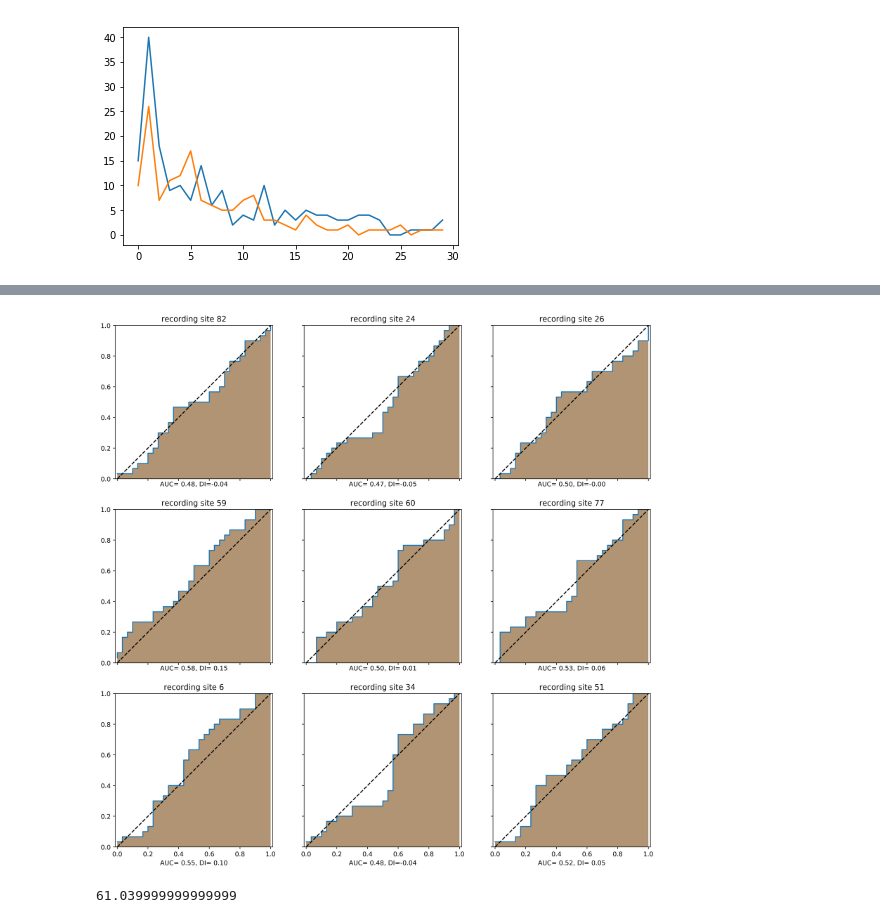
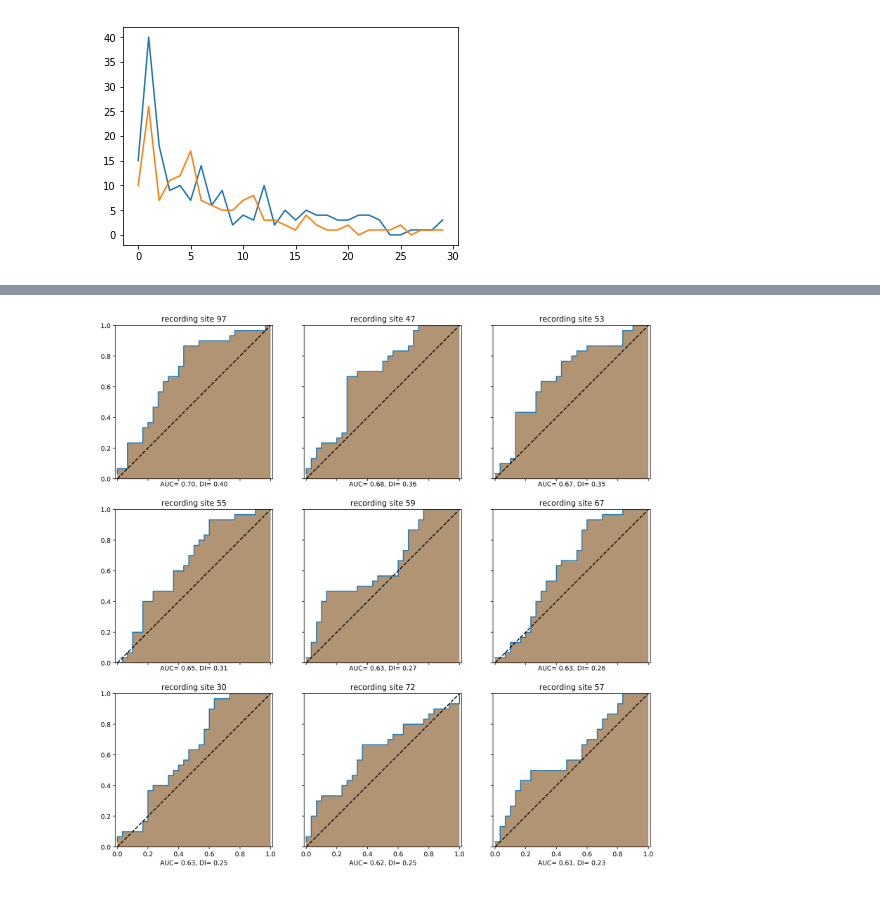
Before and after one commit to ge00rg/LabRotSprekeler, a Jupyter notebook: ROC.ipynb, the cells around one changed output, grey strips where cells are left out. Drawn from its saved outputs; the diff is of its cells as text; code cells hidden in the pictures.

```diff
--- a/ROC.ipynb
+++ b/ROC.ipynb
@@ -114,12 +114,14 @@ def ROC_sk(filename, amp, site, ax, n_steps=1000):
     data = f['data']
     meta = f['meta']
 
-    mn_dnd_chng = np.mean(data[:,:,:60], axis=2)
+    mn_dnd_chng = np.mean(data[:,:,58:116], axis=2)
 
     present_mask = meta[:,1]==amp
     absent_mask = meta[:,1]==0
 
     trials_mask = np.logical_or(present_mask, absent_mask)
+
+    #print(data[trials_mask])
 
     y_score = mn_dnd_chng[trials_mask, site]
 
@@ -152,3 +154,6 @@ def ROC_sk(filename, amp, site, ax, n_steps=1000):
     ax.set_ylim([0,1])
 
     return AUC
+# %%
+fig, ax = plt.subplots()
+ROC_sk(filelist[0], 2, 0, ax, n_steps=1000)
@@ -161,7 +169,7 @@ def get_DIs(filename, amp):
     data = f['data']
     meta = f['meta']
 
-    mn_dnd_chng = np.mean(data[:,:,:60], axis=2)
+    mn_dnd_chng = np.mean(data[:,:,58:116], axis=2)
 
     present_mask = meta[:,1]==amp
     absent_mask = meta[:,1]==0
@@ -184,0 +188,15 @@ print(np.max(DIs), np.min(DIs))
+# %%
+filename = filelist[2]
+amp = 2
+
+DIs = np.array(get_DIs(filename, amp))
+
+lo_mask = DIs <= -0.3
+mid_mask = np.logical_and(DIs >-0.3, DIs <0.3)
+hi_mask = DIs > 0.3
+
+plt.hist(DIs[lo_mask], bins=20, range=(-1,1), label='DI <= -0.3')
+plt.hist(DIs[mid_mask], bins=20, range=(-1,1), label='0.3 > DI > -0.3')
+plt.hist(DIs[hi_mask], bins=20, range=(-1,1), label='DI >= 0.3')
+plt.legend(frameon=False)
+print("min DI: ",np.min(DIs), ", max DI:", np.max(DIs))
@@ -205,18 +224,25 @@ for k, i in enumerate(np.random.choice(n_dendrites, 9, replace=False)):
 # %%
 filename = filelist[2]
 stim_amp = 2
+sort = 'max'
+
+DIs = np.array(get_DIs(filename, amp))
+
+if sort == 'max':
+    inds = np.argsort(DIs)[::-1][:9]
+if sort == 'min':
+    inds = np.argsort(DIs)[:9]
+if sort == 'rand':
+    inds = np.random.choice(n_dendrites, 9, replace=False)
+
 n_dendrites = h5py.File(filename+".hdf5", "r")['data'].shape[1]
 
 fig, ((ax1, ax2, ax3), (ax4, ax5, ax6), (ax7, ax8, ax9)) = plt.subplots(3, 3, sharex='col', sharey='row', figsize=(15,15), dpi=400)
 axes = [ax1, ax2, ax3, ax4, ax5, ax6, ax7, ax8, ax9]
 
-for k, i in enumerate(np.random.choice(n_dendrites, 9, replace=False)):
+for k, i in enumerate(inds):
     AUC = ROC_sk(filename, stim_amp, i, axes[k])
     axes[k].set_title('recording site {}'.format(i))
     axes[k].set_xlabel('AUC={0: .2f}, DI={1: .2f}'.format(AUC, (AUC-0.5)*2))
 # %% [output]
-[figure, old version]
+[figure, new version]
-# %%
-np.sum(fp)
-# %% [output]
-61.039999999999999
```
Also changed, not shown: parts of 7 cells of this notebook, 1 other file.
